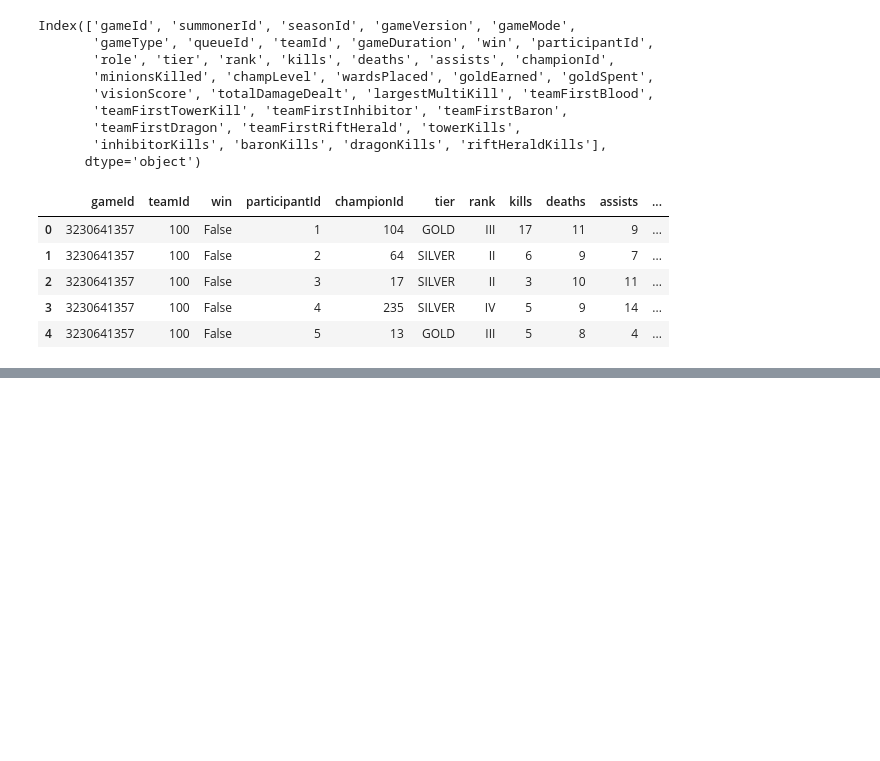
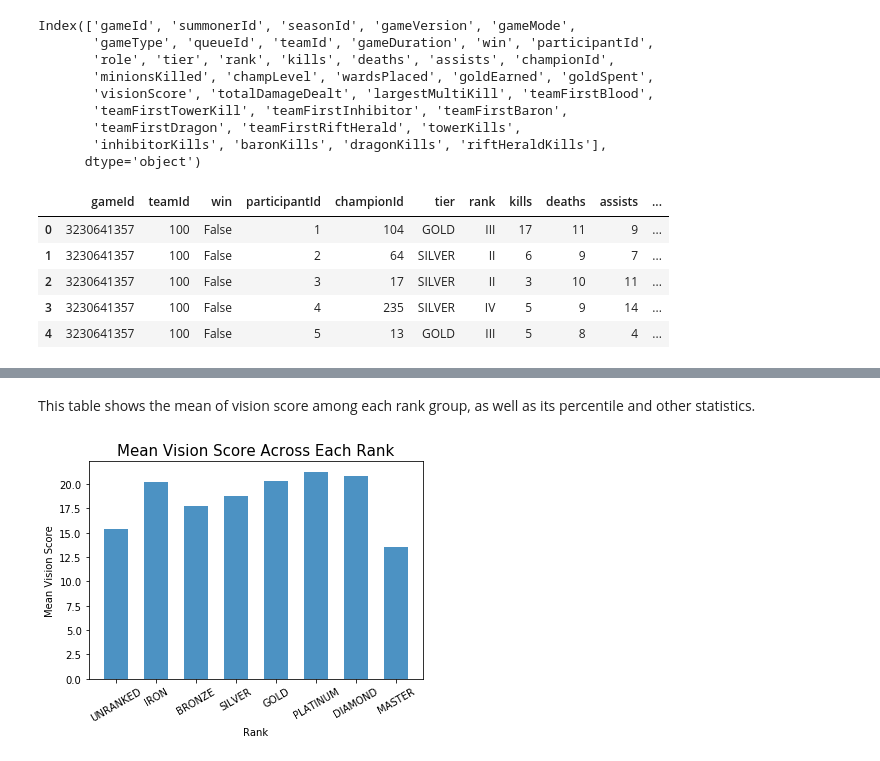
Before and after one commit to gliu36/320-final-project, a Jupyter notebook: finaltutorial.ipynb, the cells around one changed output, grey strips where cells are left out. Cells and saved outputs as stored; diff of their text form; code cells hidden in the pictures; blank space fills up the shorter version.

```diff
--- a/finaltutorial.ipynb
+++ b/finaltutorial.ipynb
@@ -401,0 +449,8 @@ wip
+# %%
+# Define the order of ranks
+rank_order = ['UNRANKED', 'IRON', 'BRONZE', 'SILVER', 'GOLD', 'PLATINUM', 'DIAMOND', 'MASTER']
+rank_dict = {r: None for r in rank_order}
+for r in rankgroup.groups:
+    rank_dict[r] = rankgroup.get_group(r)['visionScore'].mean()
+
+rankgroup.describe()['visionScore']
@@ -401,0 +468,11 @@ wip
+# %% [markdown]
+This table shows the mean of vision score among each rank group, as well as its percentile and other statistics.
+# %%
+plt.bar(list(rank_dict.keys()), list(rank_dict.values()), alpha=0.8, width=0.6)
+plt.xlabel('Rank', fontsize=10)
+plt.ylabel('Mean Vision Score', fontsize=10)
+plt.title('Mean Vision Score Across Each Rank', fontsize=15)
+plt.xticks(rank_order, fontsize=10, rotation=30)
+plt.show()
+# %% [output]
+[figure, added]
```
Also changed, not shown: parts of 19 cells of this notebook, 1 other file.
